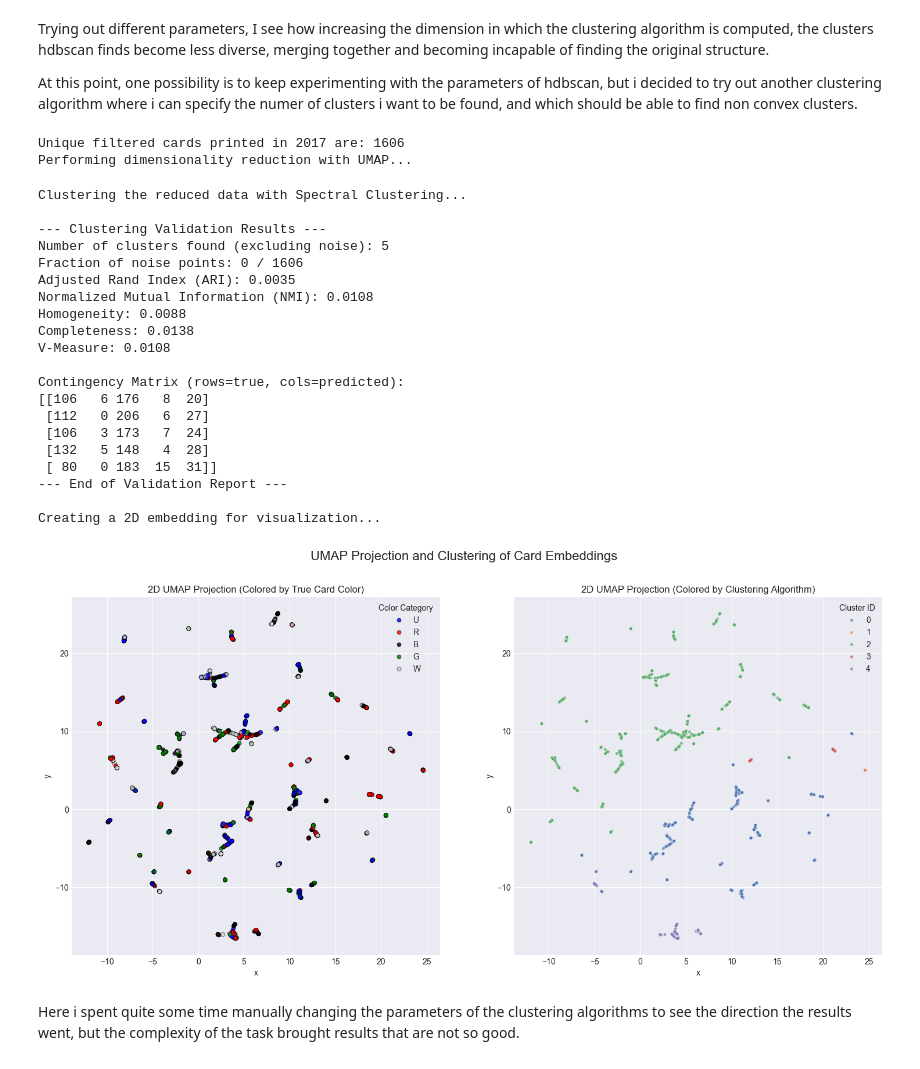
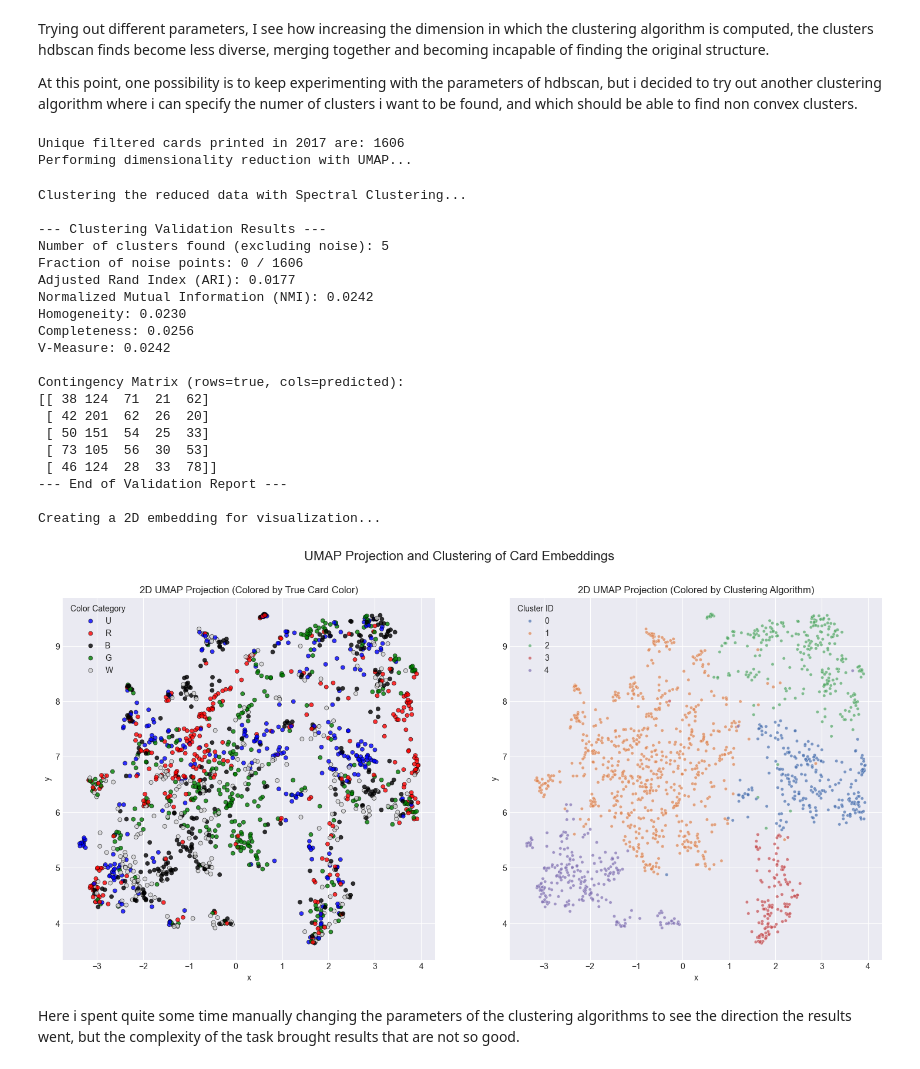
Before and after one commit to lollobrollo/MTG_color_pie_clustering, a Jupyter notebook: project.ipynb, the cells around one changed output. Saved outputs shown, nothing was run; the diff lists cells and outputs as text; code cells hidden in the pictures.

```diff
--- a/project.ipynb
+++ b/project.ipynb
@@ -170,34 +176,34 @@ At this point, one possibility is to keep experimenting with the parameters of h
 # %%
 emb_path = (Path("data") / "all-mpnet-base-v2" / "monocol_emb.pkl").resolve()
 year = 2017
 norm = False
-n_neigh_umap = 15
+n_neigh_umap = 80
 umap_components = 5
 spectral_clustering(emb_path, year, norm, n_neigh_umap, umap_components)
 # %% [output]
 Unique filtered cards printed in 2017 are: 1606
 Performing dimensionality reduction with UMAP...
 Clustering the reduced data with Spectral Clustering...
 
 --- Clustering Validation Results ---
 Number of clusters found (excluding noise): 5
 Fraction of noise points: 0 / 1606
-Adjusted Rand Index (ARI): 0.0035
-Normalized Mutual Information (NMI): 0.0108
-Homogeneity: 0.0088
-Completeness: 0.0138
-V-Measure: 0.0108
+Adjusted Rand Index (ARI): 0.0177
+Normalized Mutual Information (NMI): 0.0242
+Homogeneity: 0.0230
+Completeness: 0.0256
+V-Measure: 0.0242
 
 Contingency Matrix (rows=true, cols=predicted):
-[[106   6 176   8  20]
- [112   0 206   6  27]
- [106   3 173   7  24]
- [132   5 148   4  28]
- [ 80   0 183  15  31]]
+[[ 38 124  71  21  62]
+ [ 42 201  62  26  20]
+ [ 50 151  54  25  33]
+ [ 73 105  56  30  53]
+ [ 46 124  28  33  78]]
 --- End of Validation Report ---
 
 Creating a 2D embedding for visualization...
-[figure, old version]
+[figure, new version]
 # %% [markdown]
 Here i spent quite some time manually changing the parameters of the clustering algorithms to see the direction the results went, but the complexity of the task brought results that are not so good.
 # %% [markdown]
```
Also changed, not shown: parts of 5 cells of this notebook, 1 other file.
